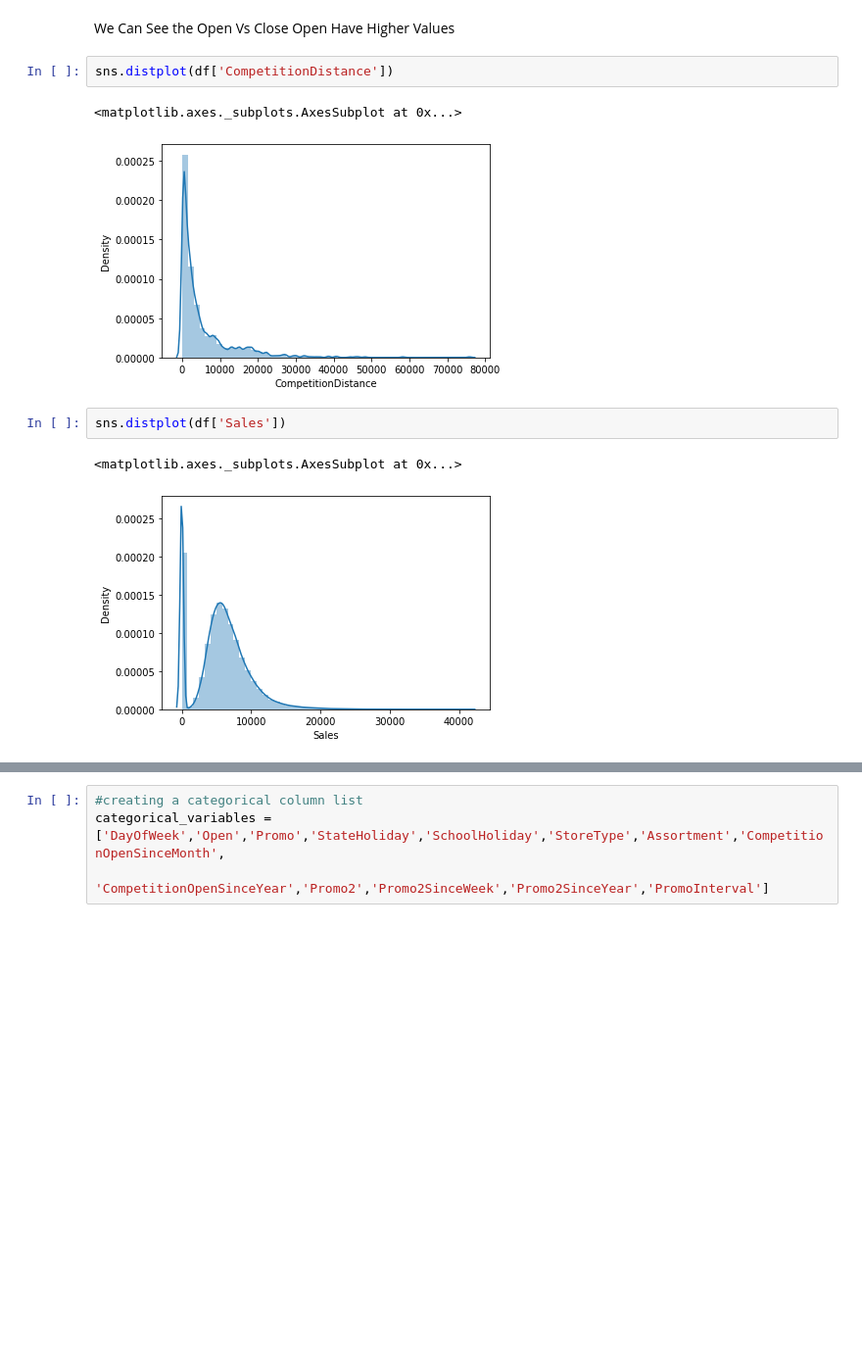
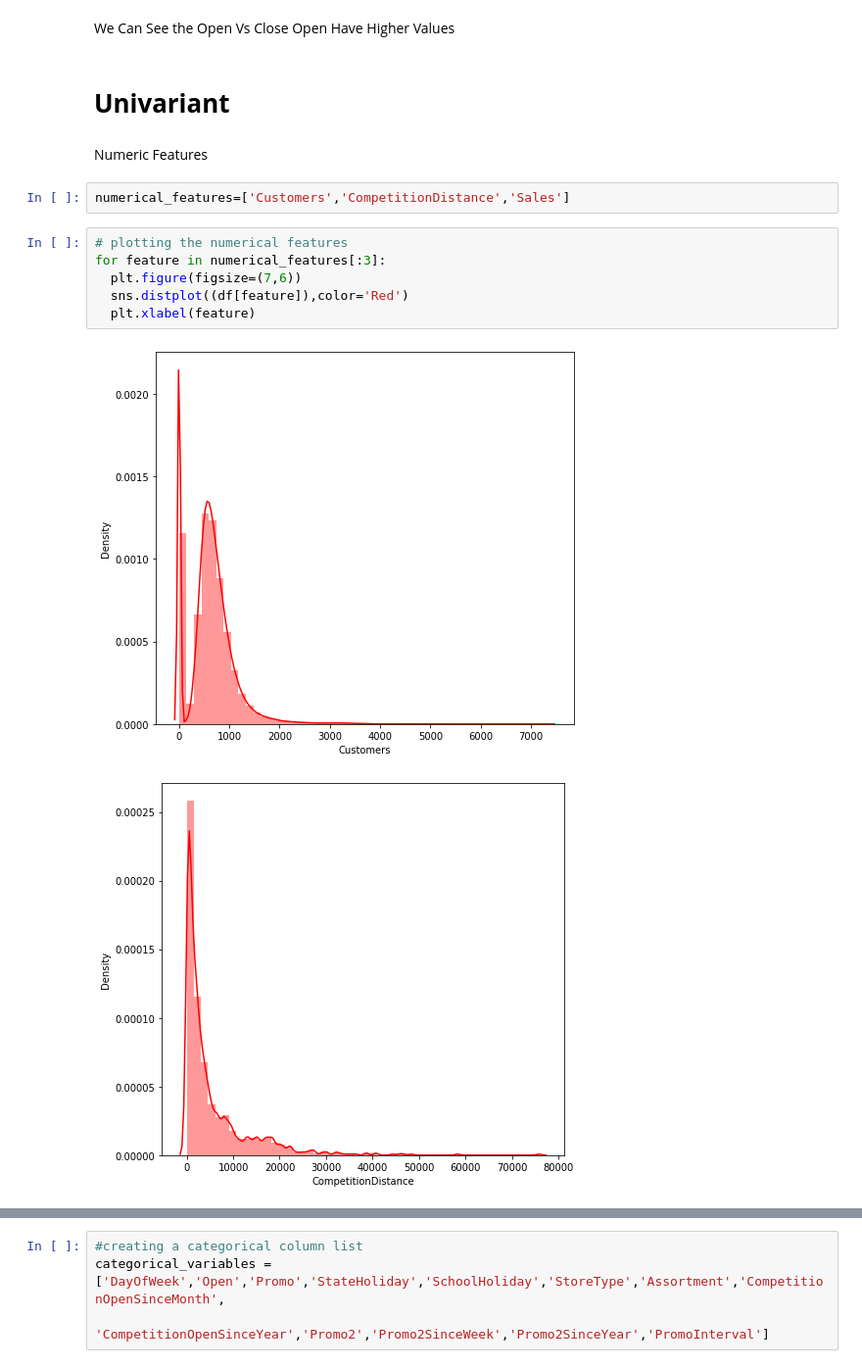
Before and after one commit to SaniyaBubere/ML_Regression_Retails_Sales_Prediction, a Jupyter notebook: ML_Regression_Retails_sales_Prediction.ipynb, the cells around one changed output, grey strips where cells are left out. Shown at 98% size. Cells and saved outputs as stored; diff of their text form; blank space fills up the shorter version.

```diff
--- a/ML_Regression_Retails_sales_Prediction.ipynb
+++ b/ML_Regression_Retails_sales_Prediction.ipynb
@@ -425,13 +425,18 @@ df.head()
 # %% [markdown]
 We Can See the Open Vs Close
 Open Have Higher Values
-# %%
-sns.distplot(df['CompetitionDistance'])
-# %% [output]
-<matplotlib.axes._subplots.AxesSubplot at 0x...>
-[figure, removed]
-# %%
-sns.distplot(df['Sales'])
-# %% [output]
-<matplotlib.axes._subplots.AxesSubplot at 0x...>
-[figure, removed]
+# %% [markdown]
+# **Univariant**
+# %% [markdown]
+Numeric Features
+# %%
+numerical_features=['Customers','CompetitionDistance','Sales']
+# %%
+# plotting the numerical features
+for feature in numerical_features[:3]:
+  plt.figure(figsize=(7,6))
+  sns.distplot((df[feature]),color='Red')
+  plt.xlabel(feature)
+# %% [output]
+[figure, added]
+[figure, added]
```
Also changed, not shown: parts of 41 cells of this notebook.
